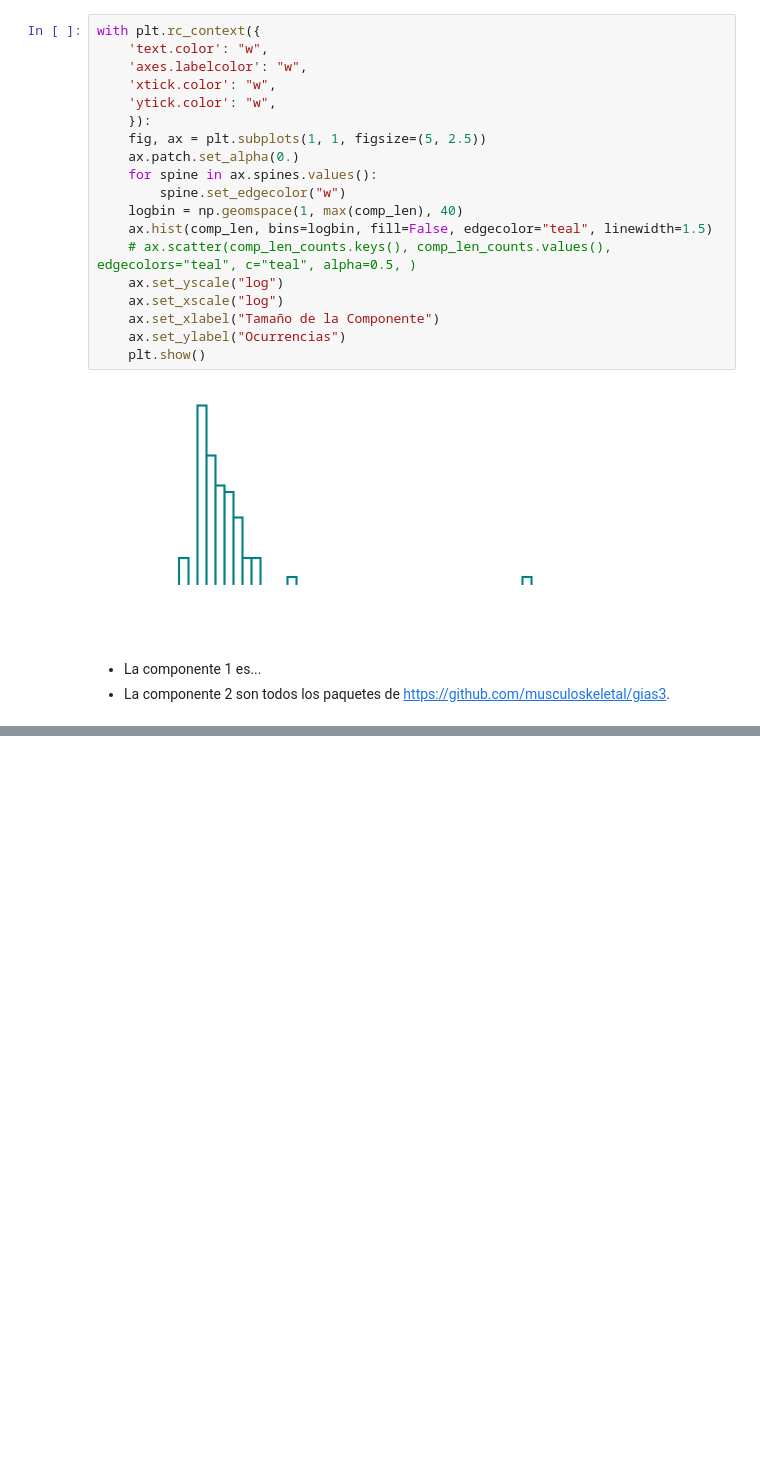
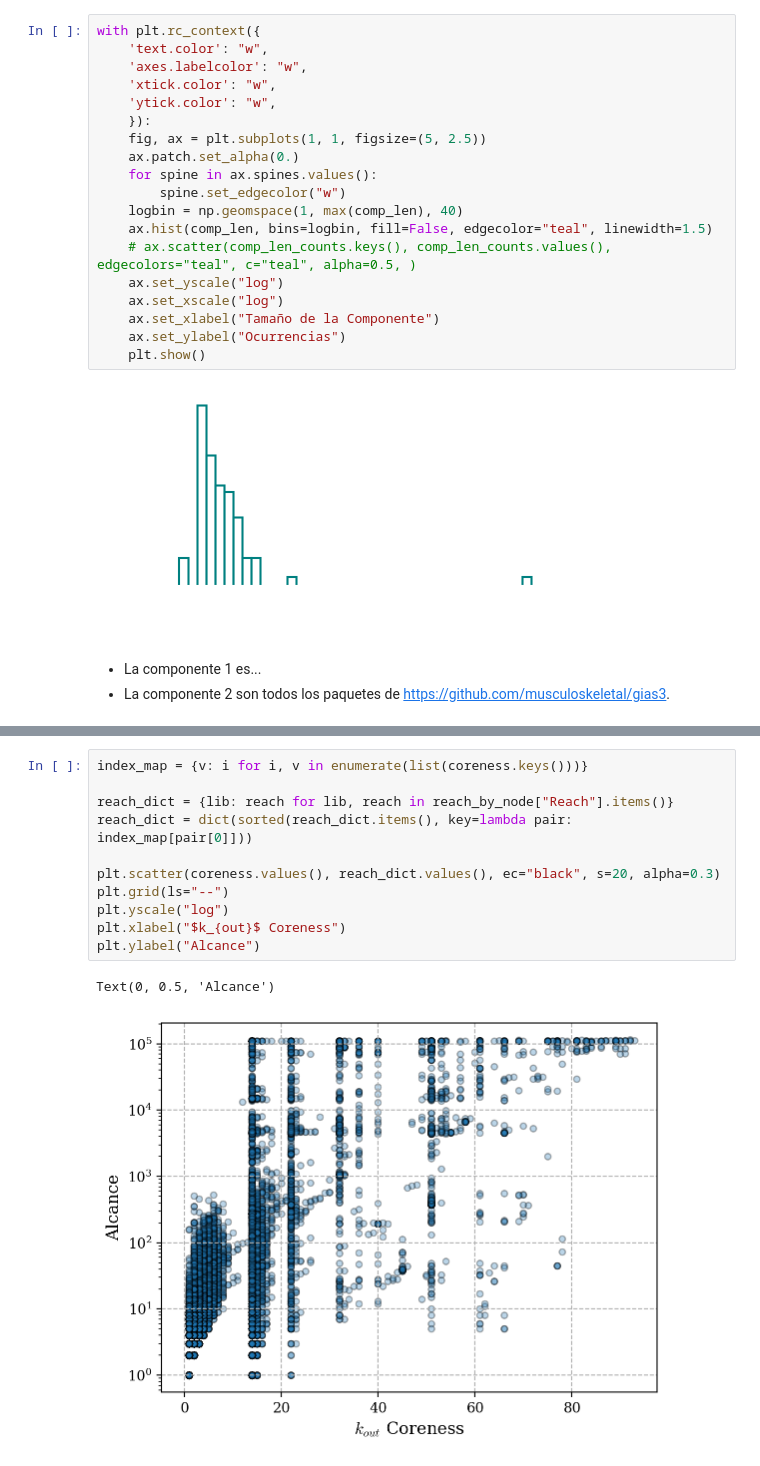
Before and after one commit to facundojgarcia02/CoNet, a Jupyter notebook: Tp Final/analysis/Propagation/propagation.ipynb, the cells around one changed output, grey strips where cells are left out. Drawn from its saved outputs; the diff is of its cells as text; blank space fills up the shorter version.

```diff
--- a/Tp Final/analysis/Propagation/propagation.ipynb
+++ b/Tp Final/analysis/Propagation/propagation.ipynb
@@ -315,0 +350,14 @@ plt.grid(color="gray", ls="--")
+# %%
+index_map = {v: i for i, v in enumerate(list(coreness.keys()))}
+
+reach_dict = {lib: reach for lib, reach in reach_by_node["Reach"].items()}
+reach_dict = dict(sorted(reach_dict.items(), key=lambda pair: index_map[pair[0]]))
+
+plt.scatter(coreness.values(), reach_dict.values(), ec="black", s=20, alpha=0.3)
+plt.grid(ls="--")
+plt.yscale("log")
+plt.xlabel("$k_{out}$ Coreness")
+plt.ylabel("Alcance")
+# %% [output]
+Text(0, 0.5, 'Alcance')
+[figure, added]
```
Also changed, not shown: parts of 10 cells of this notebook, 1 other file.
